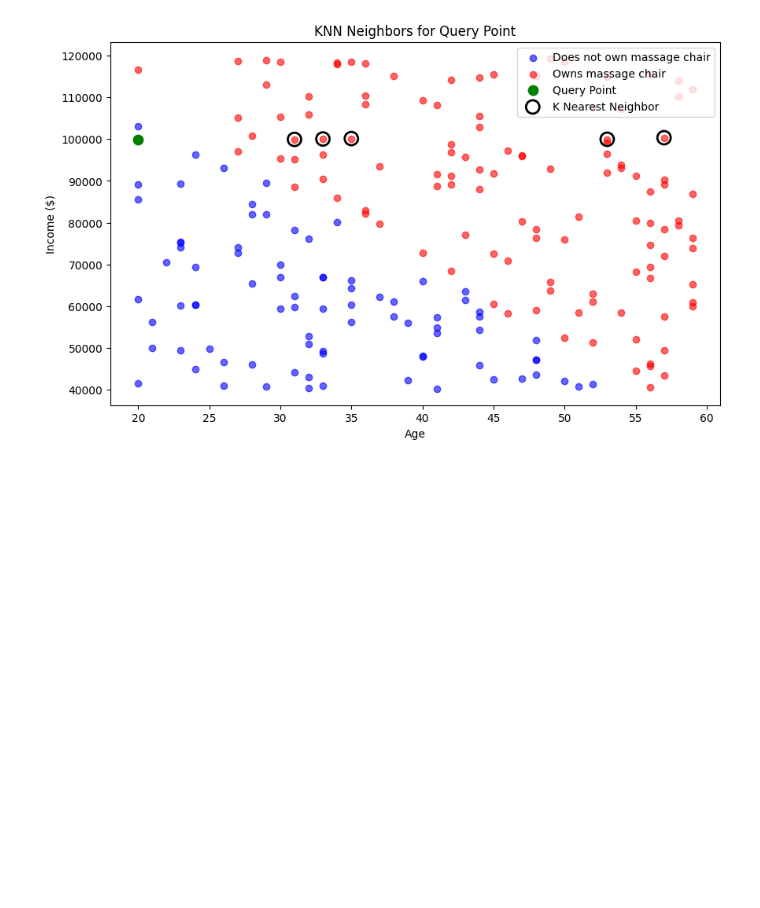
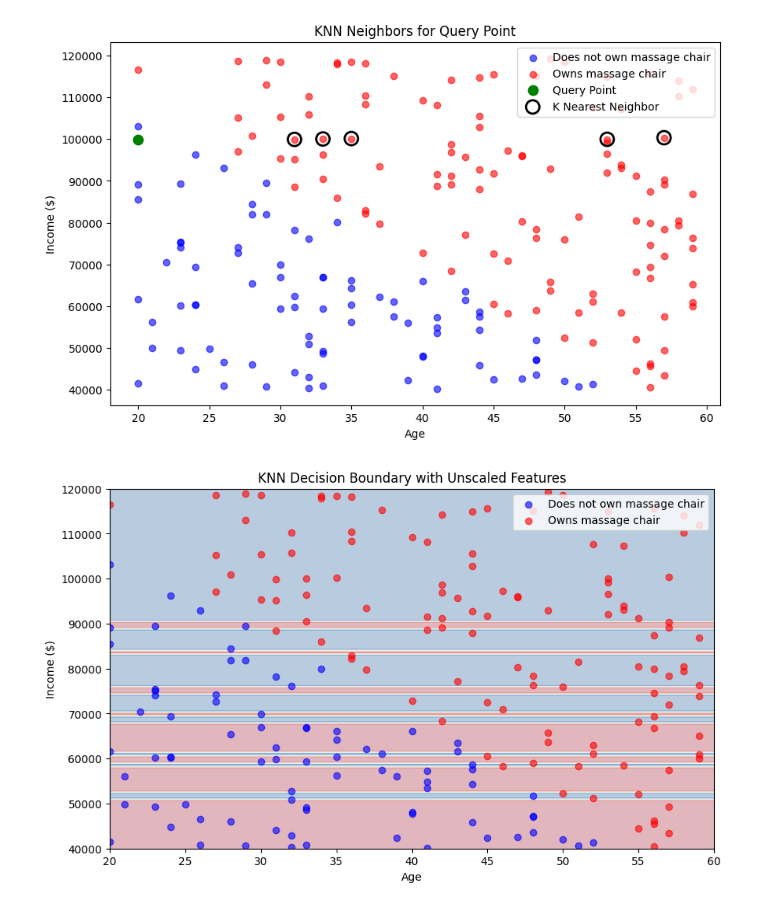
Before and after one commit to TarikAbouzied/ml-learning, a Jupyter notebook: knn_feature_scaling.ipynb, the cells around one changed output. Saved outputs shown, nothing was run; the diff lists cells and outputs as text; code cells hidden in the pictures; blank space fills up the shorter version.

```diff
--- a/knn_feature_scaling.ipynb
+++ b/knn_feature_scaling.ipynb
@@ -45,7 +45,7 @@ def knn_classify(x_train, y_train, x_query, k):
         predicted_label = np.argmax(counts)
 
         y_query.append(predicted_label)
-    return np.array(y_query)
+    return np.array(y_query), sorted_indices[:k]
 # %%
 # Query point logically close to boundary but numerically far in income
 x_query = np.array([[20, 99_900]])
@@ -84,3 +84,22 @@ plt.show()
 # %% [output]
 Predicted label for query point Age=20 Income=99,900: Owns Massage Chair
 [figure]
+# %%
+# Plot decision boundary with scaled features
+age_range = np.linspace(20, 60, 100)
+income_range = np.linspace(40_000, 120_000, 100)
+xx, yy = np.meshgrid(age_range, income_range)
+grid_points = np.c_[xx.ravel(), yy.ravel()]
+Z, _ = knn_classify(x_train, y_train, grid_points, k)
+Z = Z.reshape(xx.shape)
+plt.figure(figsize=(10, 6))
+plt.contourf(xx, yy, Z, alpha=0.3, cmap=plt.cm.RdBu)
+plt.scatter(age[~owns_massage_chair], income[~owns_massage_chair], color='blue', label='Does not own massage chair', alpha=0.6)
+plt.scatter(age[owns_massage_chair], income[owns_massage_chair], color='red', label='Owns massage chair', alpha=0.6)
+plt.title('KNN Decision Boundary with Unscaled Features')
+plt.xlabel('Age')
+plt.ylabel('Income ($)')
+plt.legend(loc='upper right')
+plt.show()
+# %% [output]
+[figure, added]
```
Also changed, not shown: parts of 3 cells of this notebook.
